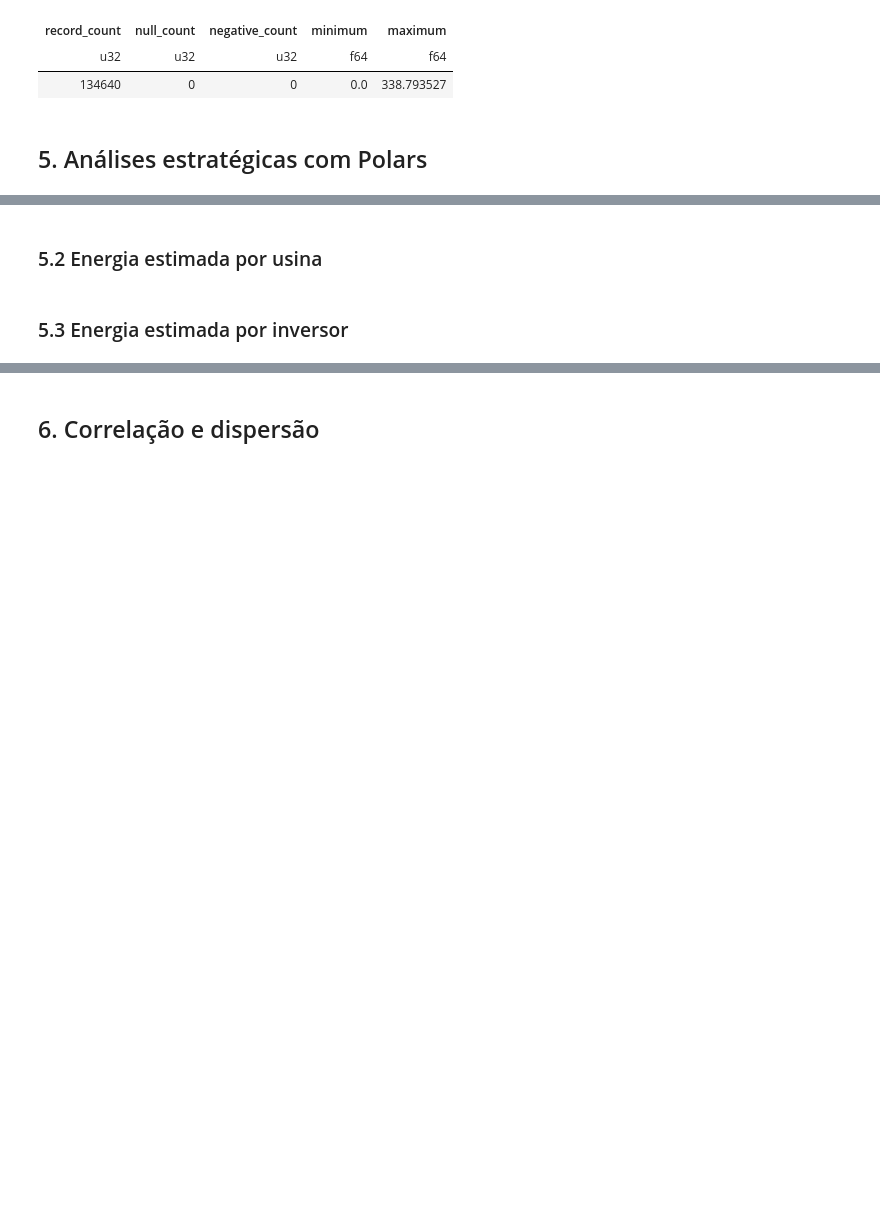
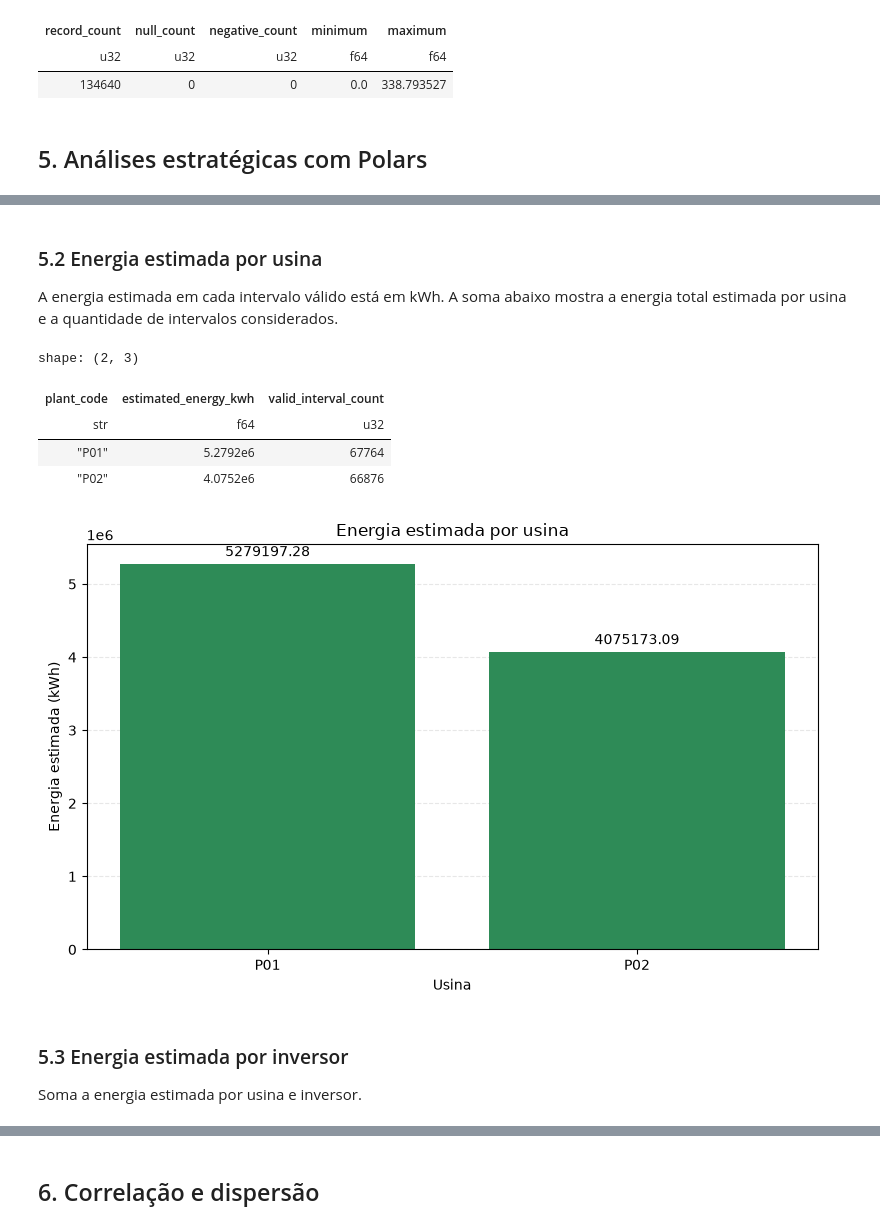
Before and after one commit to PhellipeLisboa/AnaliseEnergiaSolar, a Jupyter notebook: notebooks/03_analise_com_polars.ipynb, the cells around one changed output, grey strips where cells are left out. Saved outputs shown, nothing was run; the diff lists cells and outputs as text; code cells hidden in the pictures; blank space fills up the shorter version.

```diff
--- a/notebooks/03_analise_com_polars.ipynb
+++ b/notebooks/03_analise_com_polars.ipynb
@@ -322,4 +390,62 @@ generation_analysis_df = (
 # %% [markdown]
 ### 5.2 Energia estimada por usina
+
+A energia estimada em cada intervalo válido está em kWh. A soma abaixo mostra a energia total estimada por usina e a quantidade de intervalos considerados.
+# %%
+estimated_energy_by_plant_df = (
+    generation_analysis_df
+    .group_by("plant_code")
+    .agg(
+        pl.col("estimated_energy")
+        .sum()
+        .alias("estimated_energy_kwh"),
+        pl.col("estimated_energy")
+        .count()
+        .alias("valid_interval_count")
+    )
+    .sort("plant_code")
+)
+
+display(estimated_energy_by_plant_df)
+
+fig, ax = plt.subplots(figsize=(8, 5))
+
+bars = ax.bar(
+    estimated_energy_by_plant_df
+    .get_column("plant_code")
+    .to_list(),
+
+    estimated_energy_by_plant_df
+    .get_column("estimated_energy_kwh")
+    .to_list(),
+
+    color="seagreen"
+)
+
+ax.bar_label(
+    bars,
+    fmt="%.2f",
+    padding=3
+)
+
+ax.set(
+    title="Energia estimada por usina",
+    xlabel="Usina",
+    ylabel="Energia estimada (kWh)"
+)
+
+ax.grid(axis="y", linestyle="--", alpha=0.3)
+ax.set_axisbelow(True)
+
+fig.tight_layout()
+plt.show()
+# %% [output]
+shape: (2, 3)
+| plant_code | estimated_energy_kwh | valid_interval_count |
+| str | f64 | u32 |
+| "P01" | 5.2792e6 | 67764 |
+| "P02" | 4.0752e6 | 66876 |
+[figure, added]
 # %% [markdown]
 ### 5.3 Energia estimada por inversor
+Soma a energia estimada por usina e inversor.
```
Also changed, not shown: parts of 5 cells of this notebook.
